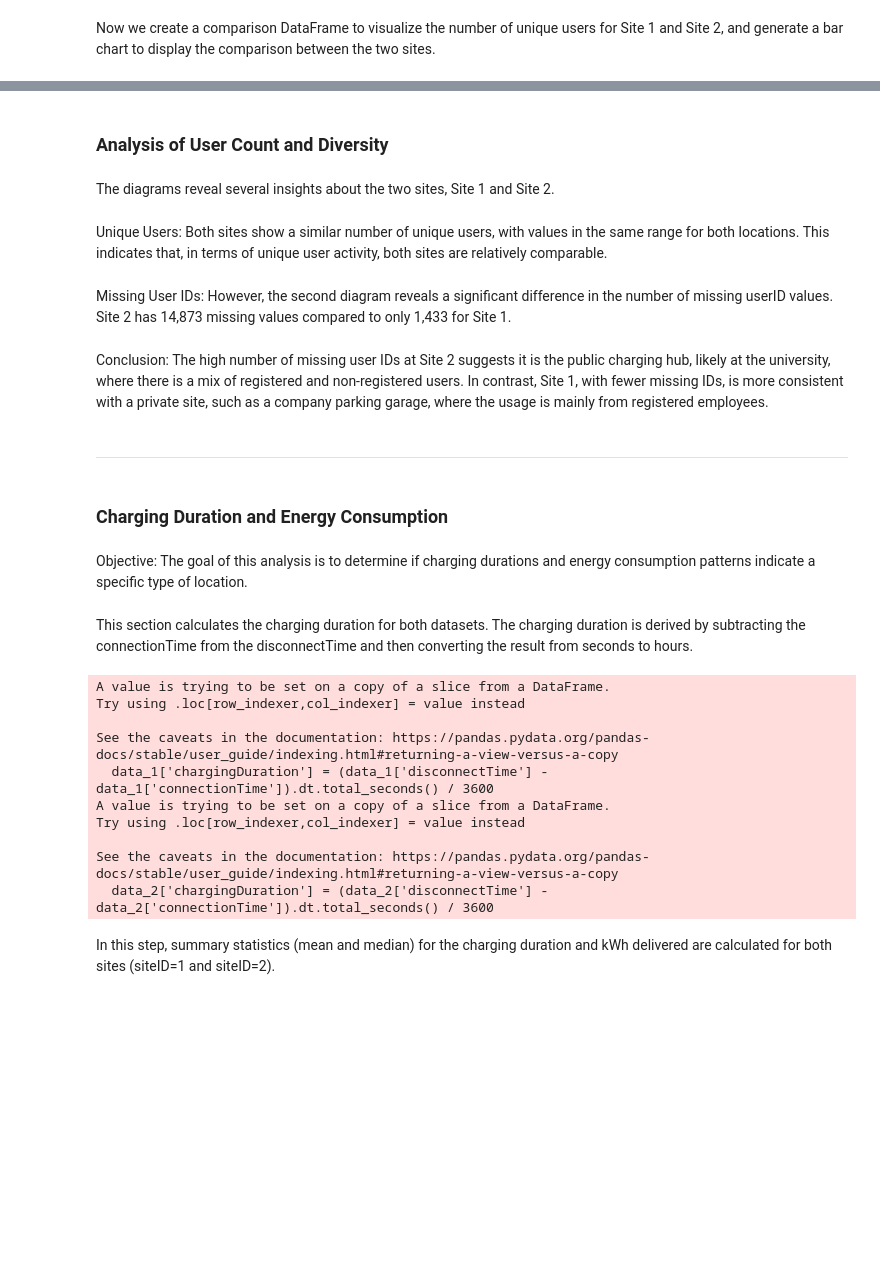
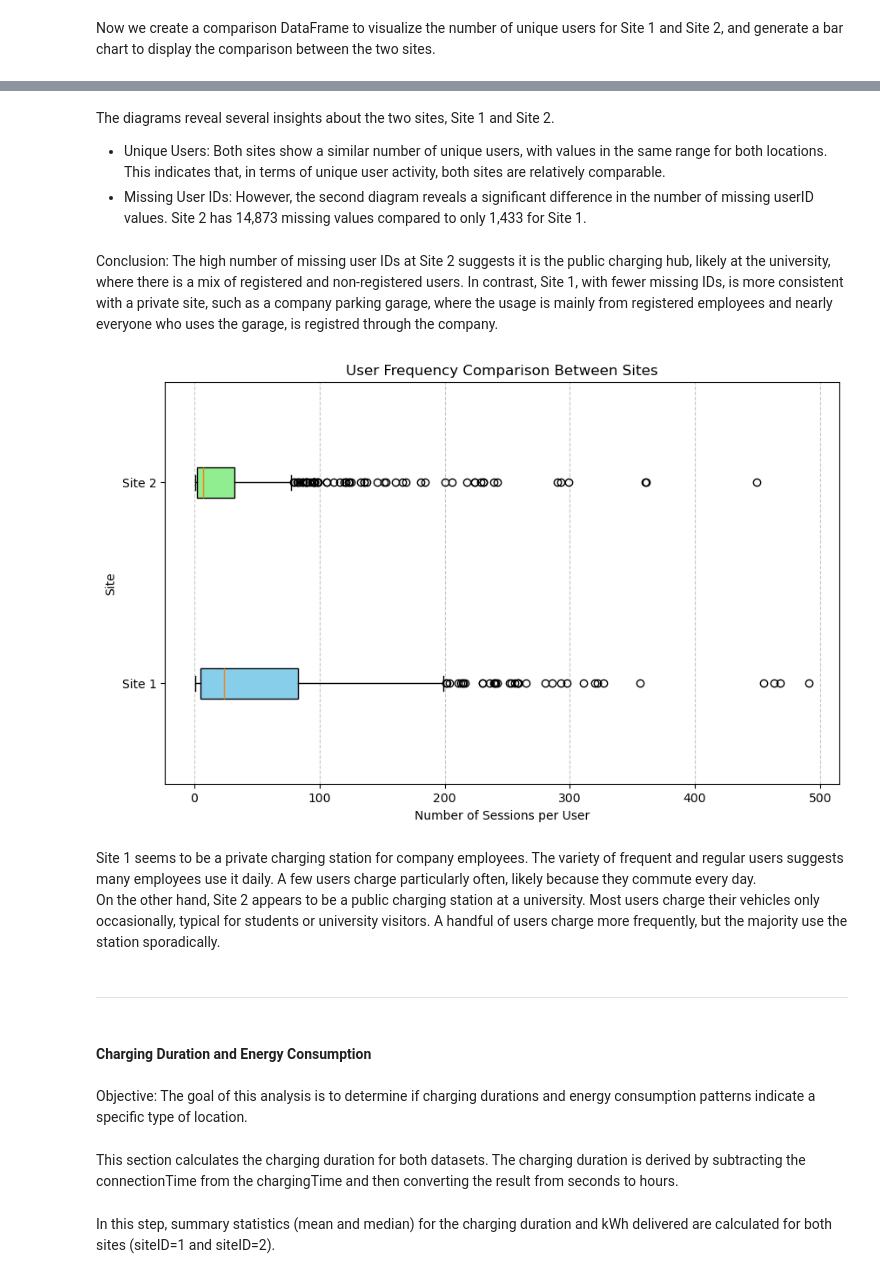
Before and after one commit to Zeyd263/DataDynamos, a Jupyter notebook: Preprocessing.ipynb, the cells around one changed output, grey strips where cells are left out. Cells and saved outputs as stored; diff of their text form; code cells hidden in the pictures; blank space fills up the shorter version.

Commit message:
add user distribution and analysis text

```diff
--- a/Preprocessing.ipynb
+++ b/Preprocessing.ipynb
@@ -611,37 +560,54 @@ Passing `palette` without assigning `hue` is deprecated and will be removed in v
 [figure]
-# %% [markdown]
-### Analysis of User Count and Diversity
-# %% [markdown]
-The diagrams reveal several insights about the two sites, Site 1 and Site 2.
 # %% [markdown]
-Unique Users: Both sites show a similar number of unique users, with values in the same range for both locations. This indicates that, in terms of unique user activity, both sites are relatively comparable.
+The diagrams reveal several insights about the two sites, Site 1 and Site 2.
+- Unique Users: Both sites show a similar number of unique users, with values in the same range for both locations. This indicates that, in terms of unique user activity, both sites are relatively comparable.
+- Missing User IDs: However, the second diagram reveals a significant difference in the number of missing userID values. Site 2 has 14,873 missing values compared to only 1,433 for Site 1.
-# %% [markdown]
-Missing User IDs: However, the second diagram reveals a significant difference in the number of missing userID values. Site 2 has 14,873 missing values compared to only 1,433 for Site 1.
 # %% [markdown]
-Conclusion: The high number of missing user IDs at Site 2 suggests it is the public charging hub, likely at the university, where there is a mix of registered and non-registered users. In contrast, Site 1, with fewer missing IDs, is more consistent with a private site, such as a company parking garage, where the usage is mainly from registered employees.
+Conclusion: The high number of missing user IDs at Site 2 suggests it is the public charging hub, likely at the university, where there is a mix of registered and non-registered users. In contrast, Site 1, with fewer missing IDs, is more consistent with a private site, such as a company parking garage, where the usage is mainly from registered employees and nearly everyone who uses the garage, is registred through the company.
+# %%
+# Group by user ID and count the number of sessions per user
+user_frequency_1 = data_1.groupby('userID').size()
+user_frequency_2 = data_2.groupby('userID').size()
+
+fig, ax = plt.subplots(1, 1, figsize=(10, 6))
+
+
+# Create individual boxplots for each site with custom colors
+box_data = [user_frequency_1, user_frequency_2]
+box_colors = ['skyblue', 'lightgreen']
+box_labels = ['Site 1', 'Site 2']
+
+# Draw the boxplots
+bp = ax.boxplot(box_data, vert=False, patch_artist=True, labels=box_labels)
+
+# Set custom colors
+for patch, color in zip(bp['boxes'], box_colors):
+    patch.set_facecolor(color)
+
+# Box plot
+ax.set_title('User Frequency Comparison Between Sites')
+ax.set_xlabel('Number of Sessions per User')
+ax.set_ylabel('Site')
+ax.grid(axis='x', linestyle='--', alpha=0.7)
+
+plt.show()
+# %% [output]
+[figure, added]
+# %% [markdown]
+Site 1 seems to be a private charging station for company employees. The variety of frequent and regular users suggests many employees use it daily. A few users charge particularly often, likely because they commute every day.
+On the other hand, Site 2 appears to be a public charging station at a university. Most users charge their vehicles only occasionally, typical for students or university visitors. A handful of users charge more frequently, but the majority use the station sporadically.
 # %% [markdown]
 -------------------------------------------------------------------------------------------------------------------
 # %% [markdown]
-### Charging Duration and Energy Consumption
+#### **Charging Duration and Energy Consumption**
 # %% [markdown]
 Objective: The goal of this analysis is to determine if charging durations and energy consumption patterns indicate a specific type of location.
 # %% [markdown]
-This section calculates the charging duration for both datasets. The charging duration is derived by subtracting the connectionTime from the disconnectTime and then converting the result from seconds to hours.
+This section calculates the charging duration for both datasets. The charging duration is derived by subtracting the connectionTime from the chargingTime and then converting the result from seconds to hours.
 # %%
 # Calculate the charging duration in hours for both datasets
-data_1['chargingDuration'] = (data_1['disconnectTime'] - data_1['connectionTime']).dt.total_seconds() / 3600
-data_2['chargingDuration'] = (data_2['disconnectTime'] - data_2['connectionTime']).dt.total_seconds() / 3600
+data_1['chargingDuration'] = (data_1['doneChargingTime'] - data_1['connectionTime']).dt.total_seconds() / 3600
+data_2['chargingDuration'] = (data_2['doneChargingTime'] - data_2['connectionTime']).dt.total_seconds() / 3600
-# %% [output]
-A value is trying to be set on a copy of a slice from a DataFrame.
-Try using .loc[row_indexer,col_indexer] = value instead
-
-See the caveats in the documentation: https://pandas.pydata.org/pandas-docs/stable/user_guide/indexing.html#returning-a-view-versus-a-copy
-  data_1['chargingDuration'] = (data_1['disconnectTime'] - data_1['connectionTime']).dt.total_seconds() / 3600
-A value is trying to be set on a copy of a slice from a DataFrame.
-Try using .loc[row_indexer,col_indexer] = value instead
-
-See the caveats in the documentation: https://pandas.pydata.org/pandas-docs/stable/user_guide/indexing.html#returning-a-view-versus-a-copy
-  data_2['chargingDuration'] = (data_2['disconnectTime'] - data_2['connectionTime']).dt.total_seconds() / 3600
 # %% [markdown]
 In this step, summary statistics (mean and median) for the charging duration and kWh delivered are calculated for both sites (siteID=1 and siteID=2).
 # %%
```
Also changed, not shown: parts of 30 cells of this notebook.
